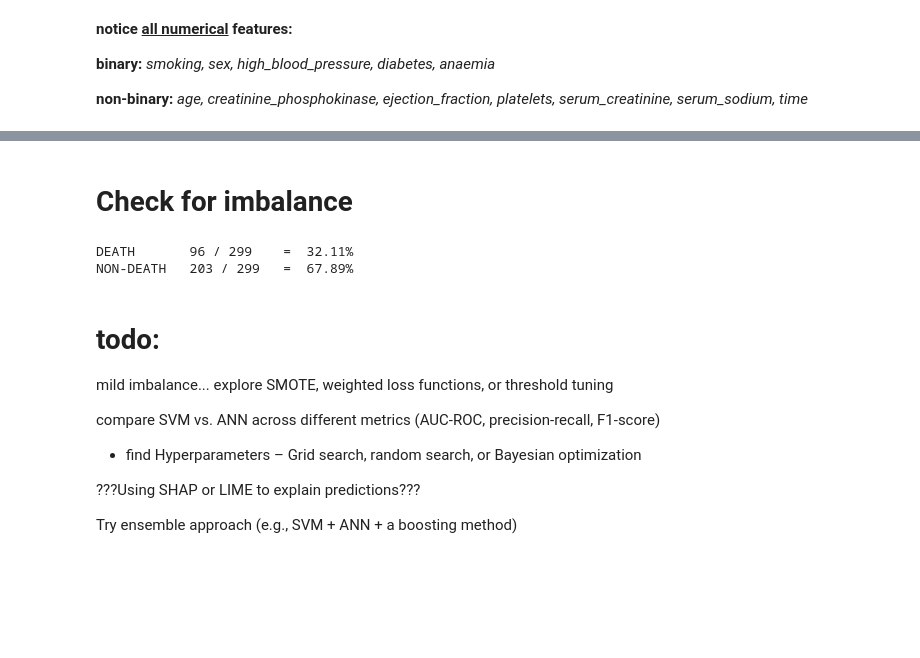
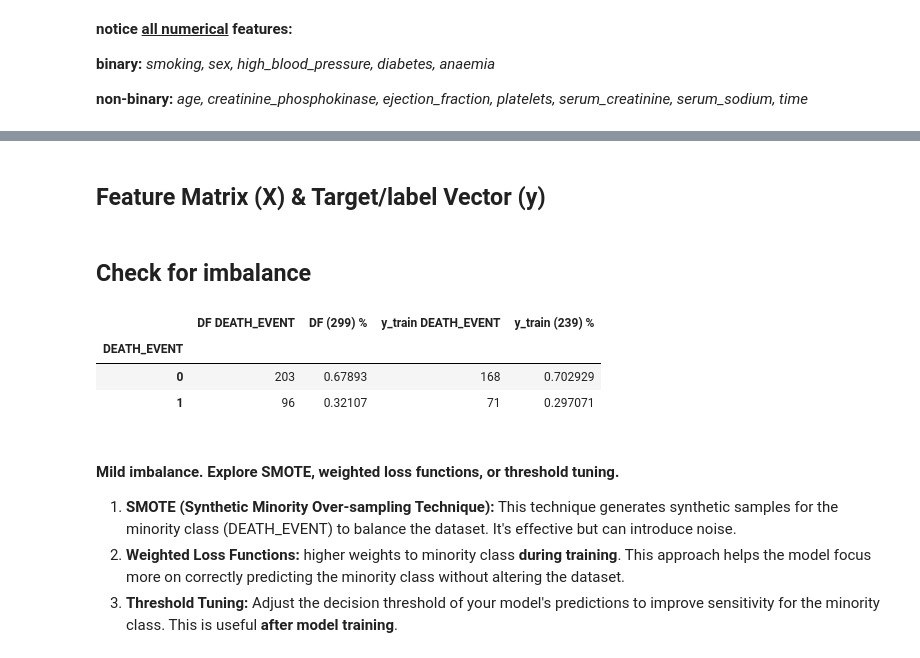
Before and after one commit to steventhestudent/CS4662_Project, a Jupyter notebook: Data Exploration.ipynb, the cells around one changed output, grey strips where cells are left out. Cells and saved outputs as stored; diff of their text form; code cells hidden in the pictures; blank space fills up the shorter version.

```diff
--- a/Data Exploration.ipynb
+++ b/Data Exploration.ipynb
@@ -28,18 +45,2 @@ f"labels {str(y.unique())}"
 # %% [markdown]
-# Check for imbalance
+## Feature Matrix (X) & Target/label Vector (y)
-# %%
-print(f"""DEATH       {len(df[df['DEATH_EVENT'] == 1])} / {len(df)}    = {len(df[df['DEATH_EVENT'] == 1]) / len(df) * 100 : .2f}%
-NON-DEATH   {len(df[df['DEATH_EVENT'] == 0])} / {len(df)}   = {len(df[df['DEATH_EVENT'] == 0]) / len(df) * 100 : .2f}%""")
-# %% [output]
-DEATH       96 / 299    =  32.11%
-NON-DEATH   203 / 299   =  67.89%
-# %% [markdown]
-# todo:
-mild imbalance... explore SMOTE, weighted loss functions, or threshold tuning
-
-compare SVM vs. ANN across different metrics (AUC-ROC, precision-recall, F1-score)
-- find Hyperparameters – Grid search, random search, or Bayesian optimization
-
-???Using SHAP or LIME to explain predictions???
-
-Try ensemble approach (e.g., SVM + ANN + a boosting method)
@@ -45,0 +51,16 @@ Try ensemble approach (e.g., SVM + ANN + a boosting method)
+# %% [markdown]
+## Check for imbalance
+# %%
+tmp = pd.concat([y.value_counts(), y.value_counts(normalize=True), y_train.value_counts(), y_train.value_counts(normalize=True)], axis=1)
+tmp.columns = ['DF DEATH_EVENT', f'DF ({len(y)})    %', 'y_train DEATH_EVENT', f'y_train ({len(y_train)})   %']
+tmp
+# %% [output]
+|  | DF DEATH_EVENT | DF (299) % | y_train DEATH_EVENT | y_train (239) % |
+| DEATH_EVENT |  |  |  |  |
+| 0 | 203 | 0.67893 | 168 | 0.702929 |
+| 1 | 96 | 0.32107 | 71 | 0.297071 |
+# %% [markdown]
+#### Mild imbalance. Explore SMOTE, weighted loss functions, or threshold tuning.
+1. **SMOTE (Synthetic Minority Over-sampling Technique):** This technique generates synthetic samples for the minority class (DEATH_EVENT) to balance the dataset. It's effective but can introduce noise.
+1. **Weighted Loss Functions:** higher weights to minority class **during training**. This approach helps the model focus more on correctly predicting the minority class without altering the dataset.
+1. **Threshold Tuning:** Adjust the decision threshold of your model's predictions to improve sensitivity for the minority class. This is useful **after model training**.
```
Also changed, not shown: parts of 14 cells of this notebook, 3 other files.
